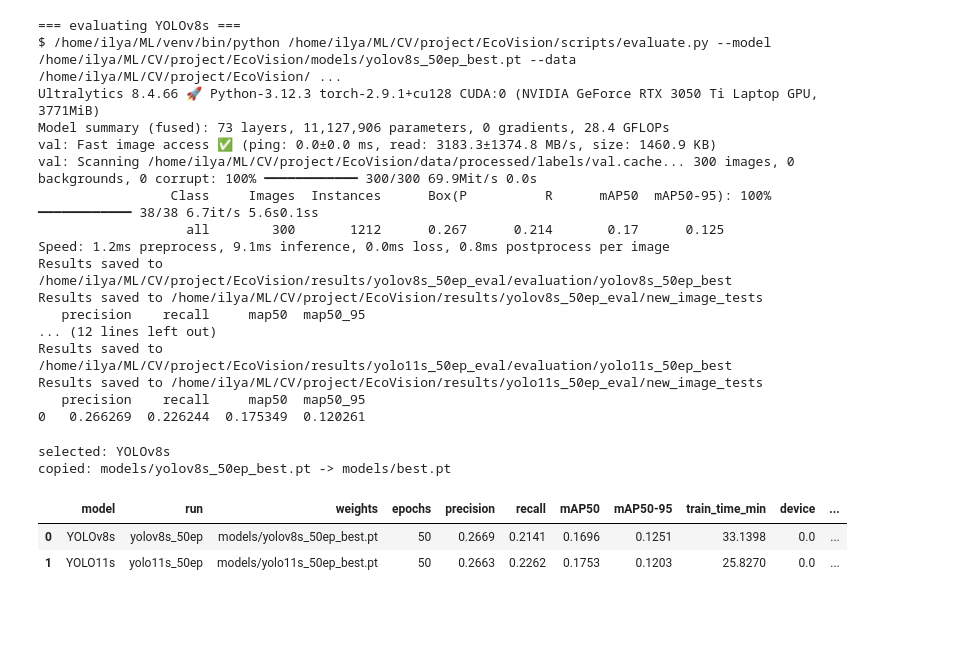
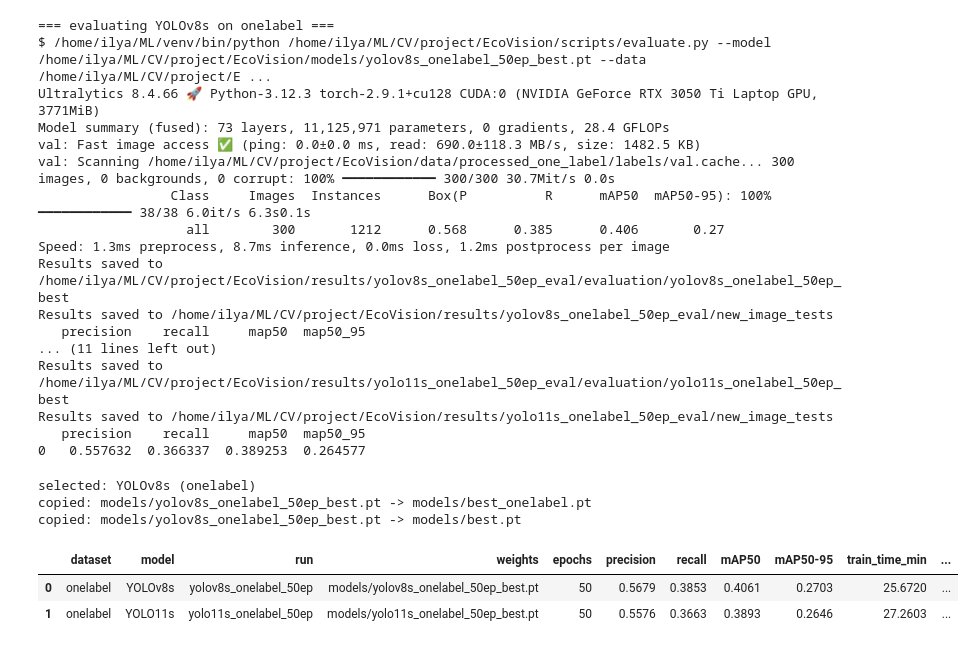
Before and after one commit to chemonss/EcoVision, a Jupyter notebook: notebooks/training.ipynb, the cells around one changed output. Saved outputs shown, nothing was run; the diff lists cells and outputs as text; code cells hidden in the pictures; blank space fills up the shorter version.

```diff
--- a/notebooks/training.ipynb
+++ b/notebooks/training.ipynb
@@ -28,11 +28,20 @@ def find_project_root():
 ROOT = find_project_root()
 os.chdir(ROOT)
 
-DATA = ROOT / "configs/dataset.yaml"
 RUNS = ROOT / "results/runs"
 RESULTS = ROOT / "results"
 MODELS = ROOT / "models"
 PRETRAINED = MODELS / "pretrained"
+DATASETS = {
+    "multilabel": {
+        "yaml": ROOT / "configs/dataset.yaml",
+        "stats": RESULTS / "yolo_dataset_statistics.md",
+    },
+    "onelabel": {
+        "yaml": ROOT / "configs/dataset_one_label.yaml",
+        "stats": RESULTS / "yolo_one_label_dataset_statistics.md",
+    },
+}
 
 for path in [RUNS, RESULTS, MODELS, PRETRAINED, ROOT / "tmp/ultralytics", ROOT / "tmp/matplotlib"]:
     path.mkdir(parents=True, exist_ok=True)
@@ -257,6 +276,15 @@ def run_command(cmd):
     subprocess.run(cmd, cwd=ROOT, check=True, env=env)
 
 
+def cache_downloaded_pretrained(item):
+    downloaded = ROOT / item["pretrained_name"]
+    cached = PRETRAINED / item["pretrained_name"]
+    if downloaded.exists() and not cached.exists():
+        shutil.move(downloaded, cached)
+        item["source"] = cached
+        print(f"cached pretrained weight: {rel(cached)}")
+
+
 def run_training(item):
     run_dir = RUNS / item["run"]
     results_csv = run_dir / "results.csv"
@@ -272,6 +300,7 @@ def run_training(item):
     output.parent.mkdir(parents=True, exist_ok=True)
 
     model = YOLO(str(item["source"]))
+    cache_downloaded_pretrained(item)
     result = model.train(
         data=str(DATA),
         epochs=config["epochs"],
@@ -342,7 +371,7 @@ def run_evaluation(item, out_dir, force=False):
     return pd.read_csv(metrics_path).iloc[-1].to_dict()
 # %%
 trained_now = {}
-for item in models_to_run[1:]:
-    print(f"\n=== training {item['label']} for {config['epochs']} epochs ===")
+for item in models_to_run:
+    print(f"\n=== training {item['label']} on {dataset_mode} for {config['epochs']} epochs ===")
     trained_now[item["run"]] = run_training(item)
 # %% [output]
@@ -366,25 +395,25 @@ saved: models/yolo11s_50ep_best.pt
 # %%
 for item in models_to_run:
-    print(f"\n=== evaluating {item['label']} ===")
+    print(f"\n=== evaluating {item['label']} on {dataset_mode} ===")
     run_evaluation(item, item["eval_dir"], force=trained_now.get(item["run"], False))
 # %% [output]
-=== evaluating YOLOv8s ===
-$ /home/ilya/ML/venv/bin/python /home/ilya/ML/CV/project/EcoVision/scripts/evaluate.py --model /home/ilya/ML/CV/project/EcoVision/models/yolov8s_50ep_best.pt --data /home/ilya/ML/CV/project/EcoVision/ ...
+=== evaluating YOLOv8s on onelabel ===
+$ /home/ilya/ML/venv/bin/python /home/ilya/ML/CV/project/EcoVision/scripts/evaluate.py --model /home/ilya/ML/CV/project/EcoVision/models/yolov8s_onelabel_50ep_best.pt --data /home/ilya/ML/CV/project/E ...
 Ultralytics 8.4.66 🚀 Python-3.12.3 torch-2.9.1+cu128 CUDA:0 (NVIDIA GeForce RTX 3050 Ti Laptop GPU, 3771MiB)
-Model summary (fused): 73 layers, 11,127,906 parameters, 0 gradients, 28.4 GFLOPs
-val: Fast image access ✅ (ping: 0.0±0.0 ms, read: 3183.3±1374.8 MB/s, size: 1460.9 KB)
-val: Scanning /home/ilya/ML/CV/project/EcoVision/data/processed/labels/val.cache... 300 images, 0 backgrounds, 0 corrupt: 100% ━━━━━━━━━━━━ 300/300 69.9Mit/s 0.0s
-                 Class     Images  Instances      Box(P          R      mAP50  mAP50-95): 100% ━━━━━━━━━━━━ 38/38 6.7it/s 5.6s0.1ss
-                   all        300       1212      0.267      0.214       0.17      0.125
-Speed: 1.2ms preprocess, 9.1ms inference, 0.0ms loss, 0.8ms postprocess per image
-Results saved to /home/ilya/ML/CV/project/EcoVision/results/yolov8s_50ep_eval/evaluation/yolov8s_50ep_best
-Results saved to /home/ilya/ML/CV/project/EcoVision/results/yolov8s_50ep_eval/new_image_tests
+Model summary (fused): 73 layers, 11,125,971 parameters, 0 gradients, 28.4 GFLOPs
+val: Fast image access ✅ (ping: 0.0±0.0 ms, read: 690.0±118.3 MB/s, size: 1482.5 KB)
+val: Scanning /home/ilya/ML/CV/project/EcoVision/data/processed_one_label/labels/val.cache... 300 images, 0 backgrounds, 0 corrupt: 100% ━━━━━━━━━━━━ 300/300 30.7Mit/s 0.0s
+                 Class     Images  Instances      Box(P          R      mAP50  mAP50-95): 100% ━━━━━━━━━━━━ 38/38 6.0it/s 6.3s0.1s
+                   all        300       1212      0.568      0.385      0.406       0.27
+Speed: 1.3ms preprocess, 8.7ms inference, 0.0ms loss, 1.2ms postprocess per image
+Results saved to /home/ilya/ML/CV/project/EcoVision/results/yolov8s_onelabel_50ep_eval/evaluation/yolov8s_onelabel_50ep_best
+Results saved to /home/ilya/ML/CV/project/EcoVision/results/yolov8s_onelabel_50ep_eval/new_image_tests
    precision    recall     map50  map50_95
-... (12 lines left out)
-Results saved to /home/ilya/ML/CV/project/EcoVision/results/yolo11s_50ep_eval/evaluation/yolo11s_50ep_best
-Results saved to /home/ilya/ML/CV/project/EcoVision/results/yolo11s_50ep_eval/new_image_tests
+... (11 lines left out)
+Results saved to /home/ilya/ML/CV/project/EcoVision/results/yolo11s_onelabel_50ep_eval/evaluation/yolo11s_onelabel_50ep_best
+Results saved to /home/ilya/ML/CV/project/EcoVision/results/yolo11s_onelabel_50ep_eval/new_image_tests
    precision    recall     map50  map50_95
-0   0.266269  0.226244  0.175349  0.120261
+0   0.557632  0.366337  0.389253  0.264577
 # %%
 def comparison_row(item):
     log = pd.read_csv(RUNS / item["run"] / "results.csv")
@@ -393,6 +422,7 @@ def comparison_row(item):
 
     metrics = pd.read_csv(item["eval_dir"] / "metrics.csv").iloc[-1]
     return {
+        "dataset": dataset_mode,
         "model": item["label"],
         "run": item["run"],
         "weights": rel(item["weights"]),
@@ -410,39 +440,43 @@ def write_markdown_table(df, path):
     columns = list(df.columns)
 
     def fmt(value):
         if isinstance(value, float):
             return f"{value:.4f}"
         return str(value)
 
     lines = [
         "| " + " | ".join(columns) + " |",
         "| " + " | ".join(["---"] * len(columns)) + " |",
     ]
     for _, row in df.iterrows():
         lines.append("| " + " | ".join(fmt(row[col]) for col in columns) + " |")
     Path(path).write_text("\n".join(lines) + "\n", encoding="utf-8")
 
 
 comparison = pd.DataFrame([comparison_row(item) for item in models_to_run])
 comparison = comparison.sort_values("mAP50-95", ascending=False).reset_index(drop=True)
 comparison["selected"] = comparison.index == 0
 
-for stem in ["model_comparison", f"model_comparison_{epoch_tag}"]:
+for stem in ["model_comparison", f"model_comparison_{dataset_mode}", f"model_comparison_{run_tag}"]:
     comparison.to_csv(RESULTS / f"{stem}.csv", index=False)
     write_markdown_table(comparison, RESULTS / f"{stem}.md")
 
 best_row = comparison.iloc[0]
 best_item = next(item for item in models_to_run if item["run"] == best_row["run"])
+best_alias = MODELS / f"best_{dataset_mode}.pt"
+shutil.copy2(best_item["weights"], best_alias)
 shutil.copy2(best_item["weights"], MODELS / "best.pt")
 
-print(f"selected: {best_row['model']}")
+print(f"selected: {best_row['model']} ({dataset_mode})")
+print(f"copied: {rel(best_item['weights'])} -> {rel(best_alias)}")
 print(f"copied: {rel(best_item['weights'])} -> {rel(MODELS / 'best.pt')}")
 display(comparison)
 # %% [output]
-selected: YOLOv8s
-copied: models/yolov8s_50ep_best.pt -> models/best.pt
+selected: YOLOv8s (onelabel)
+copied: models/yolov8s_onelabel_50ep_best.pt -> models/best_onelabel.pt
+copied: models/yolov8s_onelabel_50ep_best.pt -> models/best.pt
-|  | model | run | weights | epochs | precision | recall | mAP50 | mAP50-95 | train_time_min | device | ... |
-| 0 | YOLOv8s | yolov8s_50ep | models/yolov8s_50ep_best.pt | 50 | 0.2669 | 0.2141 | 0.1696 | 0.1251 | 33.1398 | 0.0 | ... |
-| 1 | YOLO11s | yolo11s_50ep | models/yolo11s_50ep_best.pt | 50 | 0.2663 | 0.2262 | 0.1753 | 0.1203 | 25.8270 | 0.0 | ... |
+|  | dataset | model | run | weights | epochs | precision | recall | mAP50 | mAP50-95 | train_time_min | ... |
+| 0 | onelabel | YOLOv8s | yolov8s_onelabel_50ep | models/yolov8s_onelabel_50ep_best.pt | 50 | 0.5679 | 0.3853 | 0.4061 | 0.2703 | 25.6720 | ... |
+| 1 | onelabel | YOLO11s | yolo11s_onelabel_50ep | models/yolo11s_onelabel_50ep_best.pt | 50 | 0.5576 | 0.3663 | 0.3893 | 0.2646 | 27.2603 | ... |
 # %%
 final_item = dict(best_item)
```
Also changed, not shown: parts of 8 cells of this notebook, 5 other files.
